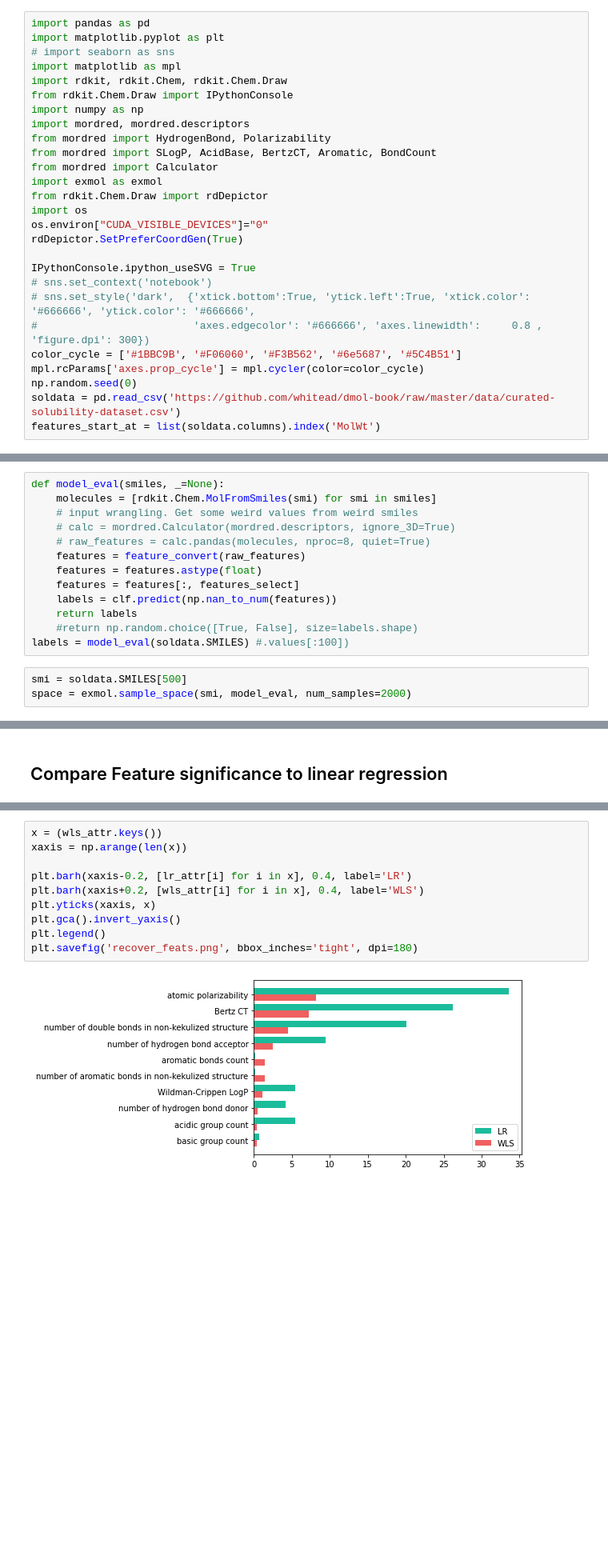
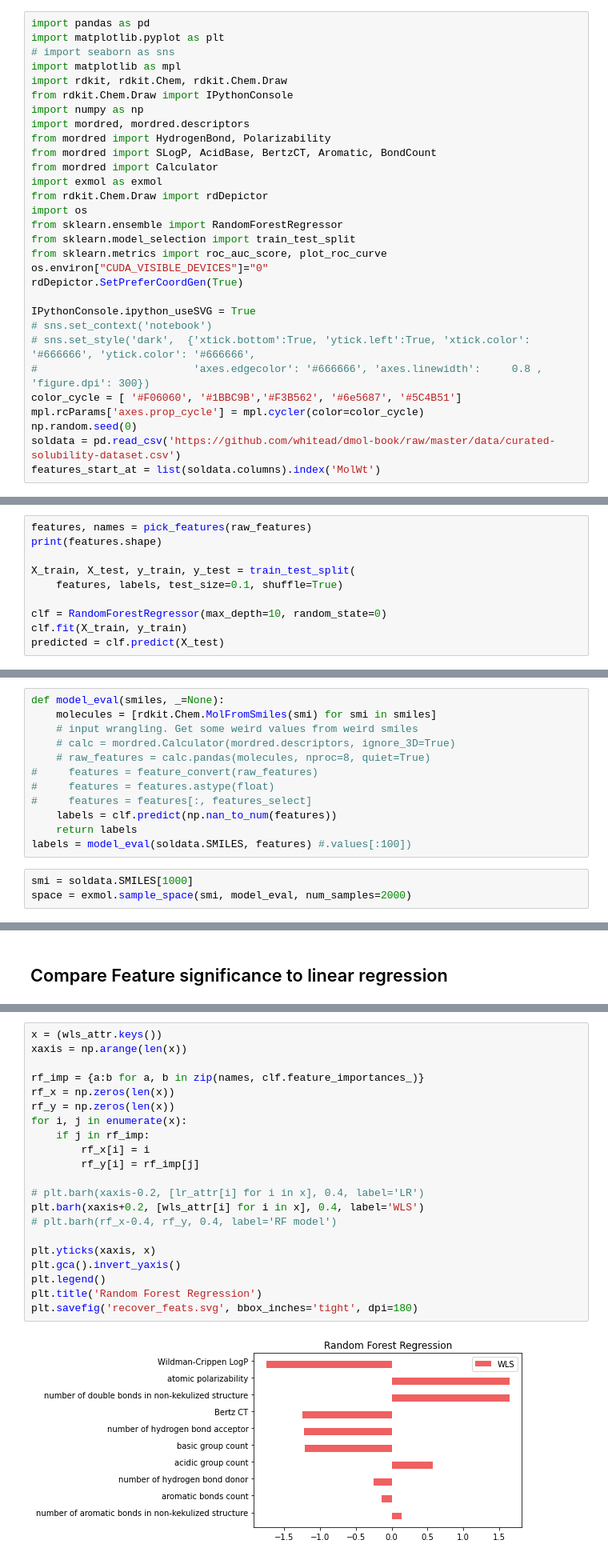
Before and after one commit to ur-whitelab/exmol, a Jupyter notebook: LIME/RF-lime.ipynb, the cells around one changed output, grey strips where cells are left out. Shown at 80% size. Drawn from its saved outputs; the diff is of its cells as text; blank space fills up the shorter version.

```diff
--- a/LIME/RF-lime.ipynb
+++ b/LIME/RF-lime.ipynb
@@ -13,6 +13,9 @@ from mordred import Calculator
 import exmol as exmol
 from rdkit.Chem.Draw import rdDepictor
 import os
+from sklearn.ensemble import RandomForestRegressor
+from sklearn.model_selection import train_test_split
+from sklearn.metrics import roc_auc_score, plot_roc_curve
 os.environ["CUDA_VISIBLE_DEVICES"]="0"
 rdDepictor.SetPreferCoordGen(True)
 
@@ -20,7 +23,7 @@ IPythonConsole.ipython_useSVG = True
 # sns.set_context('notebook')
 # sns.set_style('dark',  {'xtick.bottom':True, 'ytick.left':True, 'xtick.color': '#666666', 'ytick.color': '#666666',
 #                         'axes.edgecolor': '#666666', 'axes.linewidth':     0.8 , 'figure.dpi': 300})
-color_cycle = ['#1BBC9B', '#F06060', '#F3B562', '#6e5687', '#5C4B51']
+color_cycle = [ '#F06060', '#1BBC9B','#F3B562', '#6e5687', '#5C4B51']
 mpl.rcParams['axes.prop_cycle'] = mpl.cycler(color=color_cycle)
 np.random.seed(0)
 soldata = pd.read_csv('https://github.com/whitead/dmol-book/raw/master/data/curated-solubility-dataset.csv')
@@ -83,0 +91,10 @@ features = features[:, features_select]
+# %%
+features, names = pick_features(raw_features)
+print(features.shape)
+
+X_train, X_test, y_train, y_test = train_test_split(
+    features, labels, test_size=0.1, shuffle=True)
+
+clf = RandomForestRegressor(max_depth=10, random_state=0)
+clf.fit(X_train, y_train)
+predicted = clf.predict(X_test)
@@ -105,15 +120,14 @@ def model_eval(smiles, _=None):
     # input wrangling. Get some weird values from weird smiles
     # calc = mordred.Calculator(mordred.descriptors, ignore_3D=True)
     # raw_features = calc.pandas(molecules, nproc=8, quiet=True)
-    features = feature_convert(raw_features)
-    features = features.astype(float)
-    features = features[:, features_select]
+#     features = feature_convert(raw_features)
+#     features = features.astype(float)
+#     features = features[:, features_select]
     labels = clf.predict(np.nan_to_num(features))
     return labels
-    #return np.random.choice([True, False], size=labels.shape)
-labels = model_eval(soldata.SMILES) #.values[:100])
+labels = model_eval(soldata.SMILES, features) #.values[:100])
 # %%
-smi = soldata.SMILES[500]
+smi = soldata.SMILES[1000]
 space = exmol.sample_space(smi, model_eval, num_samples=2000)
 # %%
 mol = rdkit.Chem.MolFromSmiles(smi)
@@ -183,12 +200,23 @@ wls_attr = calc_feature_importance(list(space[0].descriptors.descriptor_names),
 # %%
 x = (wls_attr.keys())
 xaxis = np.arange(len(x))
 
-plt.barh(xaxis-0.2, [lr_attr[i] for i in x], 0.4, label='LR')
+rf_imp = {a:b for a, b in zip(names, clf.feature_importances_)}
+rf_x = np.zeros(len(x))
+rf_y = np.zeros(len(x))
+for i, j in enumerate(x):
+    if j in rf_imp:
+        rf_x[i] = i
+        rf_y[i] = rf_imp[j]
+
+# plt.barh(xaxis-0.2, [lr_attr[i] for i in x], 0.4, label='LR')
 plt.barh(xaxis+0.2, [wls_attr[i] for i in x], 0.4, label='WLS')
+# plt.barh(rf_x-0.4, rf_y, 0.4, label='RF model')
+
 plt.yticks(xaxis, x)
 plt.gca().invert_yaxis()
 plt.legend()
-plt.savefig('recover_feats.png', bbox_inches='tight', dpi=180)
+plt.title('Random Forest Regression')
+plt.savefig('recover_feats.svg', bbox_inches='tight', dpi=180)
 # %% [output]
-[figure, old version]
+[figure, new version]
```
Also changed, not shown: parts of 34 cells of this notebook, 2 other files.
